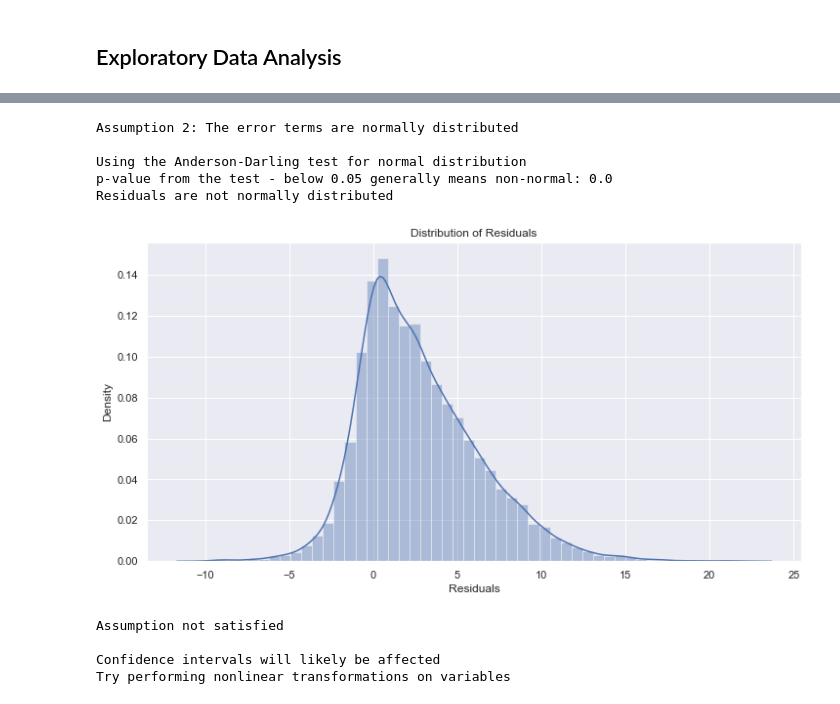
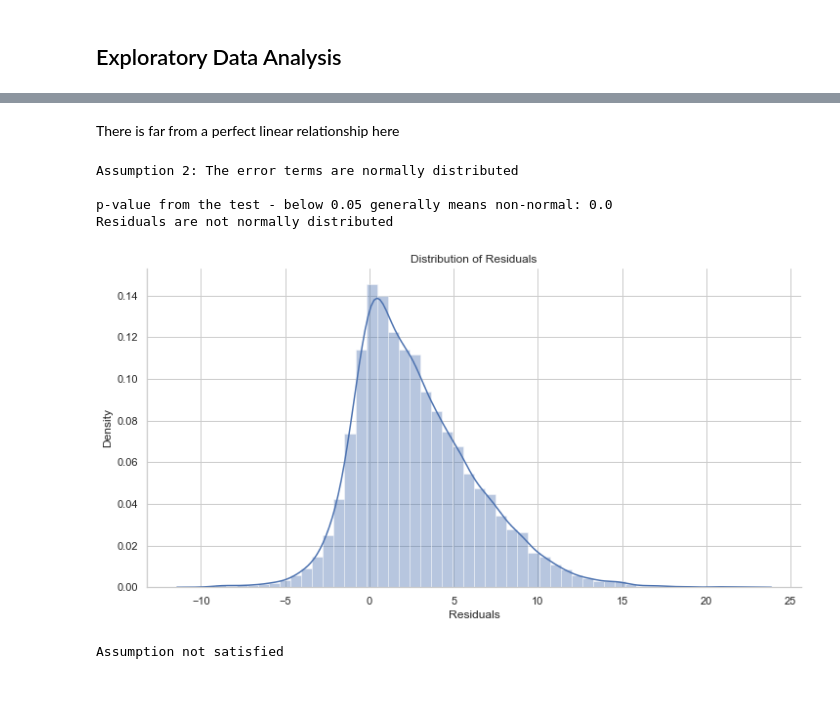
Before and after one commit to mtodisco10/data-golf, a Jupyter notebook: notebooks/Feature Eng & Training.ipynb, the cells around one changed output, grey strips where cells are left out. Drawn from its saved outputs; the diff is of its cells as text; code cells hidden in the pictures.

```diff
--- a/notebooks/Feature Eng & Training.ipynb
+++ b/notebooks/Feature Eng & Training.ipynb
@@ -201,3 +196,5 @@ Checking with a scatter plot of actual vs. predicted. Predictions should follow
+# %% [markdown]
+There is far from a perfect linear relationship here
 # %%
 def normal_errors_assumption(model, features, label, p_value_thresh=0.05):
     """
@@ -206,51 +203,43 @@ def normal_errors_assumption(model, features, label, p_value_thresh=0.05):
 
     This assumption being violated primarily causes issues with the confidence intervals
     """
     from statsmodels.stats.diagnostic import normal_ad
     print('Assumption 2: The error terms are normally distributed', '\n')
 
     # Calculating residuals for the Anderson-Darling test
     df_results = calculate_residuals(model, features, label)
-
-    print('Using the Anderson-Darling test for normal distribution')
 
     # Performing the test on the residuals
     p_value = normal_ad(df_results['Residuals'])[1]
     print('p-value from the test - below 0.05 generally means non-normal:', p_value)
 
     # Reporting the normality of the residuals
     if p_value < p_value_thresh:
         print('Residuals are not normally distributed')
     else:
         print('Residuals are normally distributed')
 
     # Plotting the residuals distribution
     plt.subplots(figsize=(12, 6))
     plt.title('Distribution of Residuals')
     sns.distplot(df_results['Residuals'])
+    sns.despine()
     plt.show()
 
     print()
     if p_value > p_value_thresh:
         print('Assumption satisfied')
     else:
         print('Assumption not satisfied')
-        print()
-        print('Confidence intervals will likely be affected')
-        print('Try performing nonlinear transformations on variables')
+
+normal_errors_assumption(lr, X, y, p_value_thresh=0.05)
+# %% [output]
+Assumption 2: The error terms are normally distributed
+
+p-value from the test - below 0.05 generally means non-normal: 0.0
+Residuals are not normally distributed
+[figure, added]
+Assumption not satisfied
-# %%
-normal_errors_assumption(lr, X, y, p_value_thresh=0.05)
-# %% [output]
-Assumption 2: The error terms are normally distributed
-
-Using the Anderson-Darling test for normal distribution
-p-value from the test - below 0.05 generally means non-normal: 0.0
-Residuals are not normally distributed
-[figure, removed]
-Assumption not satisfied
-
-Confidence intervals will likely be affected
-Try performing nonlinear transformations on variables
 # %%
 def multicollinearity_assumption(model, features, label, feature_names=None):
     """
```
Also changed, not shown: parts of 38 cells of this notebook, 3 other files.
